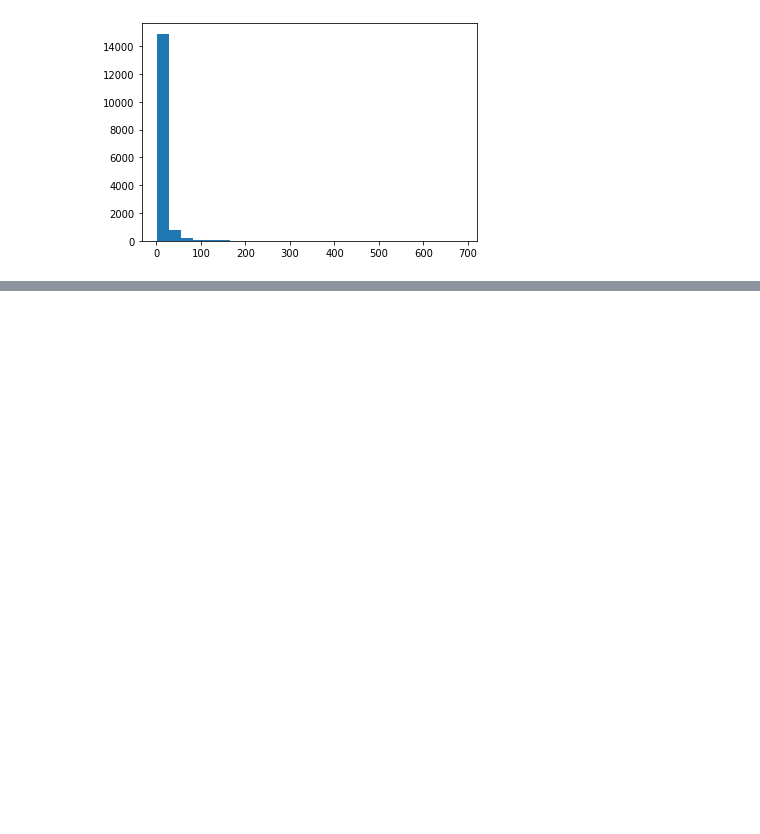
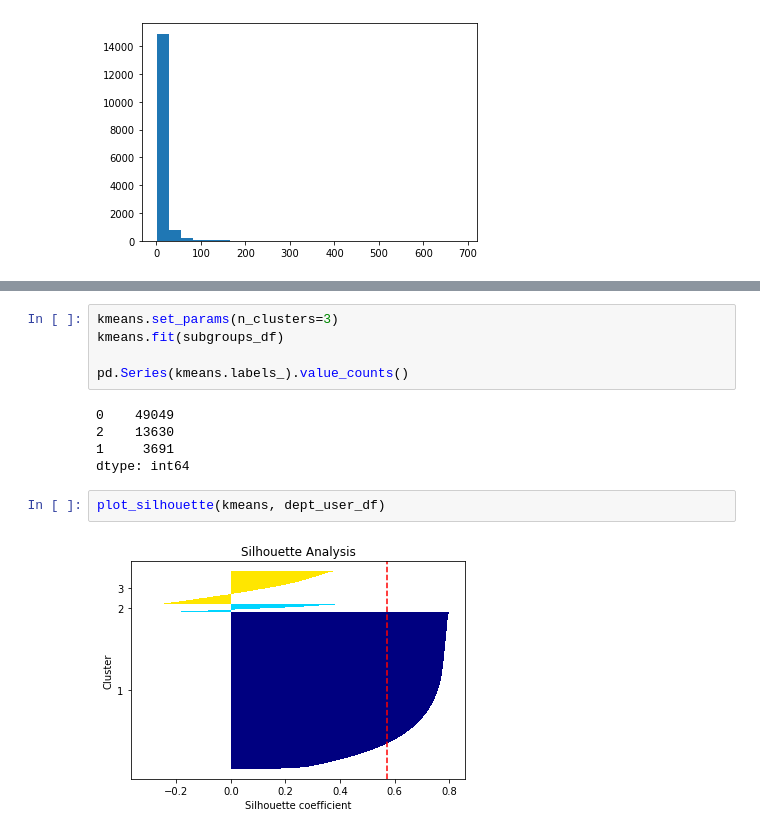
Before and after one commit to Josefa-Sullivan/Instacart, a Jupyter notebook: Zefa/K-Means, PCA Testing.ipynb, the cells around one changed output, grey strips where cells are left out. Cells and saved outputs as stored; diff of their text form; blank space fills up the shorter version.

Commit message:
Cluster on subpops

```diff
--- a/Zefa/K-Means, PCA Testing.ipynb
+++ b/Zefa/K-Means, PCA Testing.ipynb
@@ -355,0 +328,14 @@ parents.babies.median()
+# %%
+kmeans.set_params(n_clusters=3)
+kmeans.fit(subgroups_df)
+
+pd.Series(kmeans.labels_).value_counts()
+# %% [output]
+0    49049
+2    13630
+1     3691
+dtype: int64
+# %%
+plot_silhouette(kmeans, dept_user_df)
+# %% [output]
+[figure, added]
```
Also changed, not shown: parts of 27 cells of this notebook, 2 other files.
